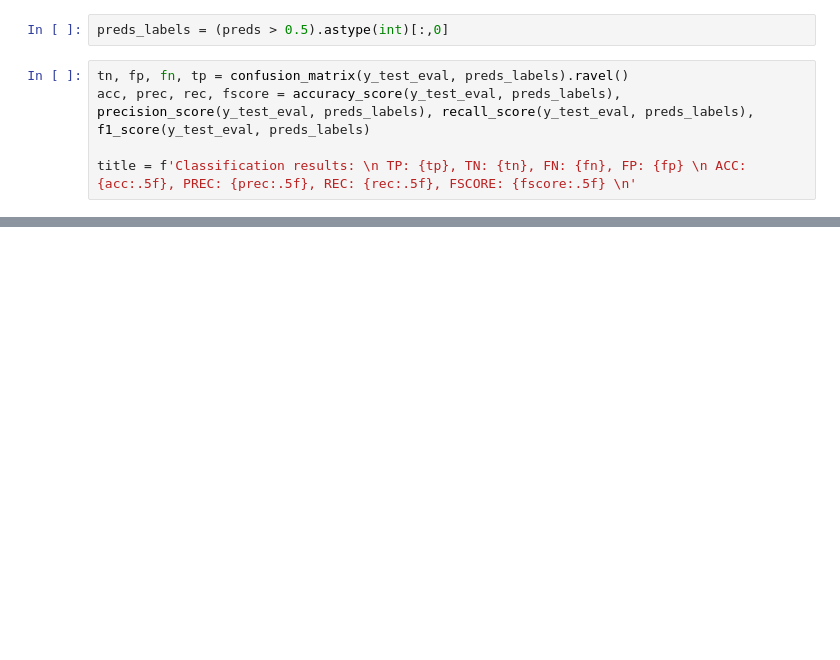
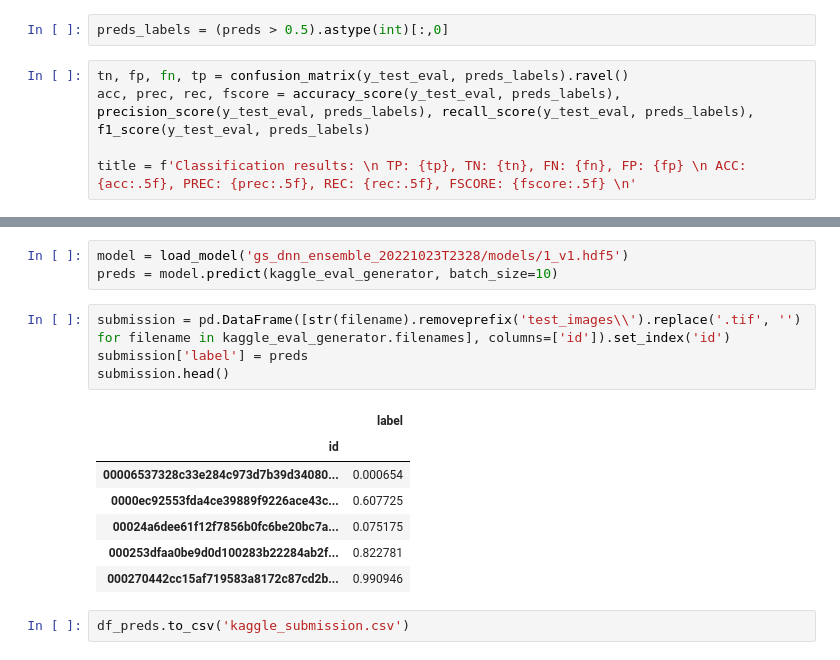
Before and after one commit to santtula123/Histopathologic-Cancer-Detection-Deep-Learning, a Jupyter notebook: 3_model_diagnostics_and_predictions.ipynb, the cells around one changed output, grey strips where cells are left out. Cells and saved outputs as stored; diff of their text form; blank space fills up the shorter version.

```diff
--- a/3_model_diagnostics_and_predictions.ipynb
+++ b/3_model_diagnostics_and_predictions.ipynb
@@ -74,0 +107,17 @@ Classification results:
+# %%
+model = load_model('gs_dnn_ensemble_20221023T2328/models/1_v1.hdf5')
+preds = model.predict(kaggle_eval_generator, batch_size=10)
+# %%
+submission = pd.DataFrame([str(filename).removeprefix('test_images\\').replace('.tif', '') for filename in kaggle_eval_generator.filenames], columns=['id']).set_index('id')
+submission['label'] = preds
+submission.head()
+# %% [output]
+|  | label |
+| id |  |
+| 00006537328c33e284c973d7b39d34080... | 0.000654 |
+| 0000ec92553fda4ce39889f9226ace43c... | 0.607725 |
+| 00024a6dee61f12f7856b0fc6be20bc7a... | 0.075175 |
+| 000253dfaa0be9d0d100283b22284ab2f... | 0.822781 |
+| 000270442cc15af719583a8172c87cd2b... | 0.990946 |
+# %%
+df_preds.to_csv('kaggle_submission.csv')
```
Also changed, not shown: parts of 9 cells of this notebook, 3 other files.
